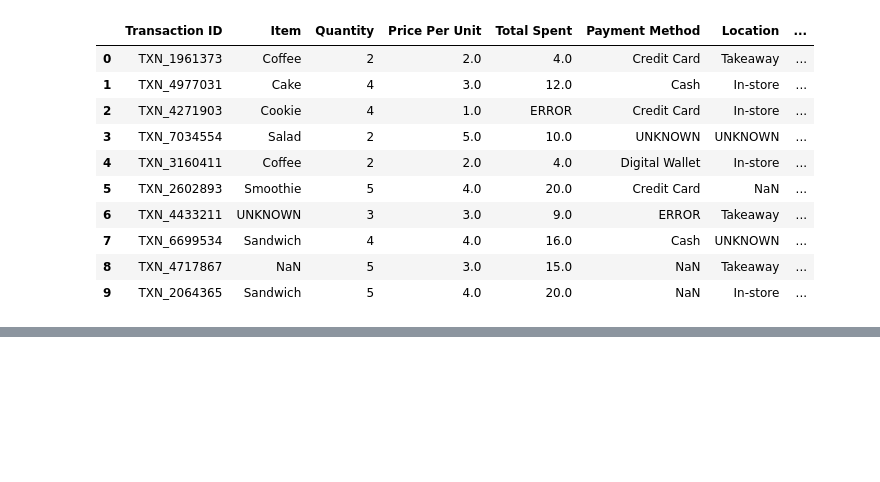
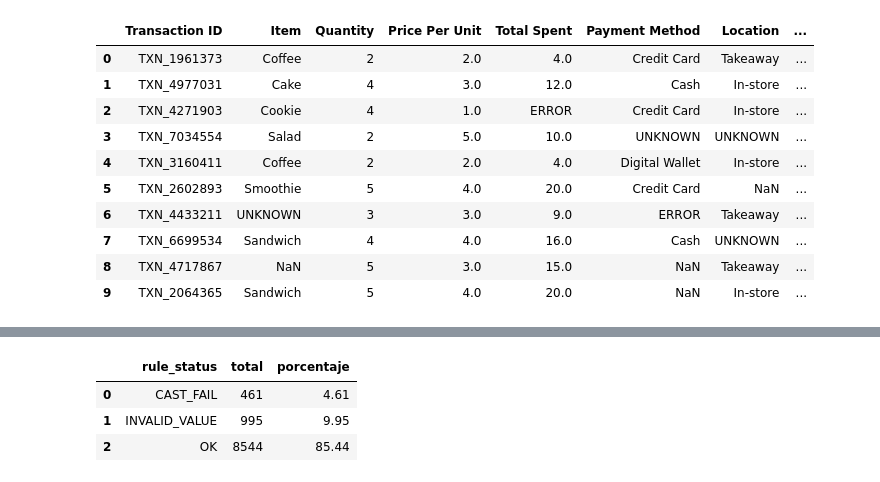
Before and after one commit to teofilocorrea/Data_Profiling_Coffe_Sales, a Jupyter notebook: notebooks/01_data_profiling_raw_pre_duckdb.ipynb, the cells around one changed output, grey strips where cells are left out. Drawn from its saved outputs; the diff is of its cells as text; code cells hidden in the pictures; blank space fills up the shorter version.

```diff
--- a/notebooks/01_data_profiling_raw_pre_duckdb.ipynb
+++ b/notebooks/01_data_profiling_raw_pre_duckdb.ipynb
@@ -346,0 +349,51 @@ LIMIT 10;
+# %%
+%%sql
+-- ========================================
+-- TEMPLATE: EDA_VALIDATE_BUSINESS_RULES_SUMMARY
+-- Descripción: Resumen de cumplimiento de regla de negocio
+-- Regla ejemplo: Quantity * Price Per Unit = Total Spent
+-- ========================================
+
+WITH base AS (
+    SELECT
+        CASE
+            WHEN Quantity    IN ('NaN','UNKNOWN','ERROR')
+              OR "Price Per Unit"  IN ('NaN','UNKNOWN','ERROR')
+              OR "Total Spent"  IN ('NaN','UNKNOWN','ERROR')
+            THEN 'INVALID_VALUE'
+
+            WHEN TRY_CAST(Quantity AS DOUBLE) IS NULL
+              OR TRY_CAST("Price Per Unit" AS DOUBLE) IS NULL
+              OR TRY_CAST("Total Spent" AS DOUBLE) IS NULL
+            THEN 'CAST_FAIL'
+
+            WHEN TRY_CAST(Quantity AS DOUBLE)
+                 * TRY_CAST("Price Per Unit" AS DOUBLE)
+                 = TRY_CAST("Total Spent" AS DOUBLE)
+            THEN 'OK'
+            ELSE 'BUSINESS_ERROR'
+        END AS rule_status
+    FROM profiling.data_profiling_summary
+),
+stats AS (
+    SELECT
+        rule_status,
+        COUNT(*) AS total
+    FROM base
+    GROUP BY rule_status
+),
+tot AS (
+    SELECT SUM(total) AS grand_total FROM stats
+)
+SELECT
+    s.rule_status,
+    s.total,
+    ROUND(100.0 * s.total / t.grand_total, 2) AS porcentaje
+FROM stats s
+CROSS JOIN tot t
+ORDER BY s.rule_status;
+# %% [output]
+|  | rule_status | total | porcentaje |
+| 0 | CAST_FAIL | 461 | 4.61 |
+| 1 | INVALID_VALUE | 995 | 9.95 |
+| 2 | OK | 8544 | 85.44 |
```
Also changed, not shown: parts of 1 cell of this notebook.
